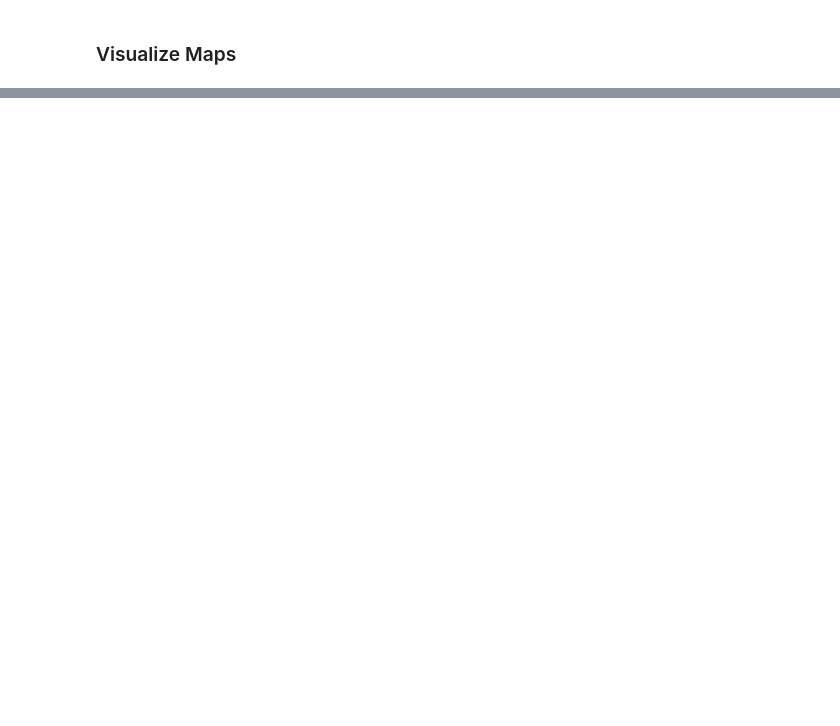
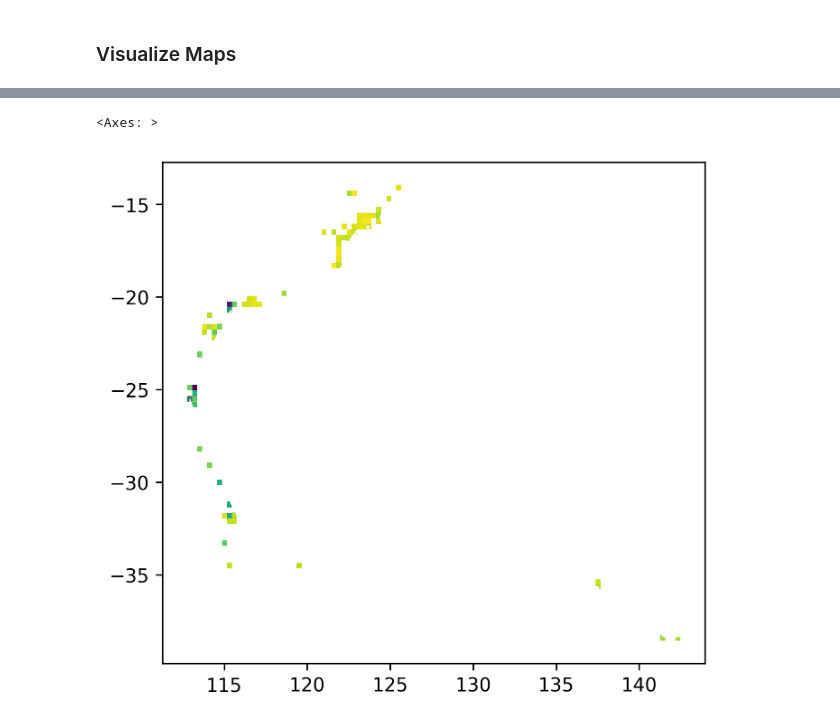
Before and after one commit to fahminlb33/autogbifml, a Jupyter notebook: notebooks/inference.ipynb, the cells around one changed output, grey strips where cells are left out. Saved outputs shown, nothing was run; the diff lists cells and outputs as text; code cells hidden in the pictures; blank space fills up the shorter version.

```diff
--- a/notebooks/inference.ipynb
+++ b/notebooks/inference.ipynb
@@ -358,0 +216,4 @@ plt.show()
+# %%
+df_con = create_geojson(clf, df_australia, gdf_australia)
+df_con.to_file("australia.json", driver="GeoJSON")
+df_con.head()
@@ -358,0 +227,5 @@ plt.show()
+# %%
+df_con.plot(column="pred_proba")
+# %% [output]
+<Axes: >
+[figure, added]
```
Also changed, not shown: parts of 52 cells of this notebook, 14 other files.
